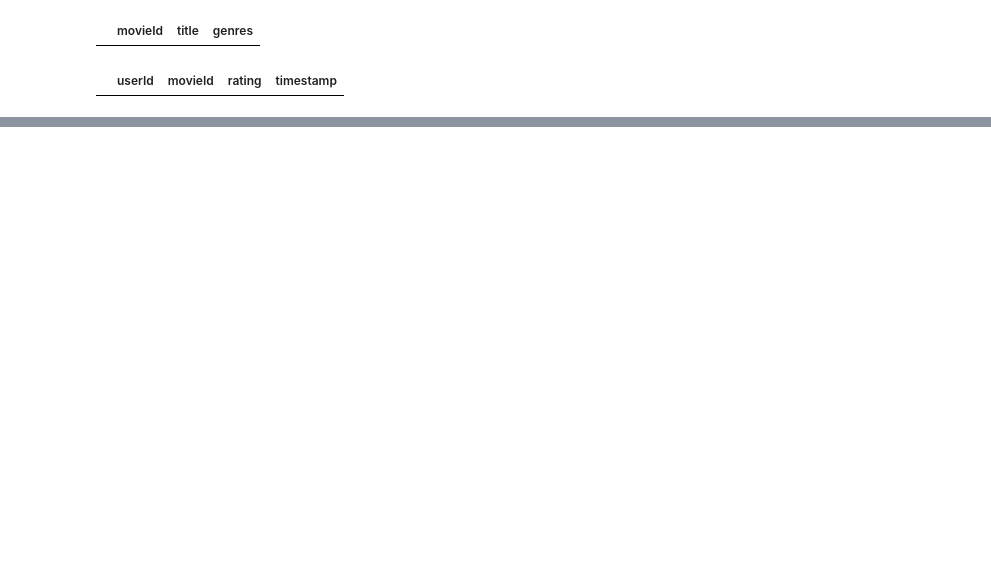
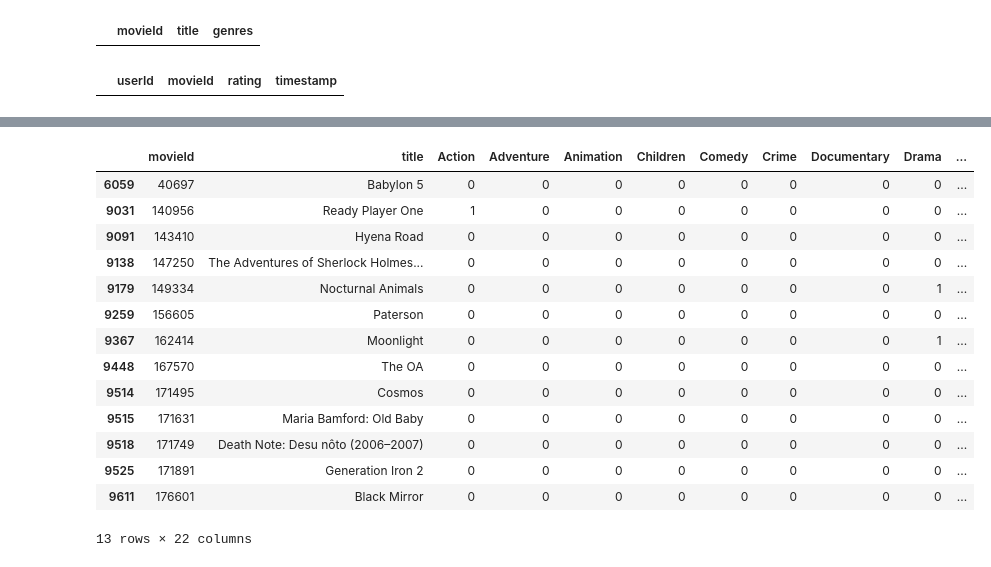
Before and after one commit to ppkgtmm/big-data, a Jupyter notebook: Lecture 2 - Data Preparation/Exercise.ipynb, the cells around one changed output, grey strips where cells are left out. Drawn from its saved outputs; the diff is of its cells as text; code cells hidden in the pictures; blank space fills up the shorter version.

```diff
--- a/Lecture 2 - Data Preparation/Exercise.ipynb
+++ b/Lecture 2 - Data Preparation/Exercise.ipynb
@@ -79,0 +107,3 @@ movies_genre.head()
+# %%
+movies_genre['year'] = movies_genre.title.str.extract("\((\d{4})\)")
+movies_genre.head()
@@ -79,0 +138,18 @@ movies_genre.head()
+# %%
+movies_genre[movies_genre.year.isna()]
+# %% [output]
+|  | movieId | title | Action | Adventure | Animation | Children | Comedy | Crime | Documentary | Drama | ... |
+| 6059 | 40697 | Babylon 5 | 0 | 0 | 0 | 0 | 0 | 0 | 0 | 0 | ... |
+| 9031 | 140956 | Ready Player One | 1 | 0 | 0 | 0 | 0 | 0 | 0 | 0 | ... |
+| 9091 | 143410 | Hyena Road | 0 | 0 | 0 | 0 | 0 | 0 | 0 | 0 | ... |
+| 9138 | 147250 | The Adventures of Sherlock Holmes... | 0 | 0 | 0 | 0 | 0 | 0 | 0 | 0 | ... |
+| 9179 | 149334 | Nocturnal Animals | 0 | 0 | 0 | 0 | 0 | 0 | 0 | 1 | ... |
+| 9259 | 156605 | Paterson | 0 | 0 | 0 | 0 | 0 | 0 | 0 | 0 | ... |
+| 9367 | 162414 | Moonlight | 0 | 0 | 0 | 0 | 0 | 0 | 0 | 1 | ... |
+| 9448 | 167570 | The OA | 0 | 0 | 0 | 0 | 0 | 0 | 0 | 0 | ... |
+| 9514 | 171495 | Cosmos | 0 | 0 | 0 | 0 | 0 | 0 | 0 | 0 | ... |
+| 9515 | 171631 | Maria Bamford: Old Baby | 0 | 0 | 0 | 0 | 0 | 0 | 0 | 0 | ... |
+| 9518 | 171749 | Death Note: Desu nôto (2006–2007) | 0 | 0 | 0 | 0 | 0 | 0 | 0 | 0 | ... |
+| 9525 | 171891 | Generation Iron 2 | 0 | 0 | 0 | 0 | 0 | 0 | 0 | 0 | ... |
+| 9611 | 176601 | Black Mirror | 0 | 0 | 0 | 0 | 0 | 0 | 0 | 0 | ... |
+13 rows × 22 columns
```
Also changed, not shown: parts of 31 cells of this notebook.
